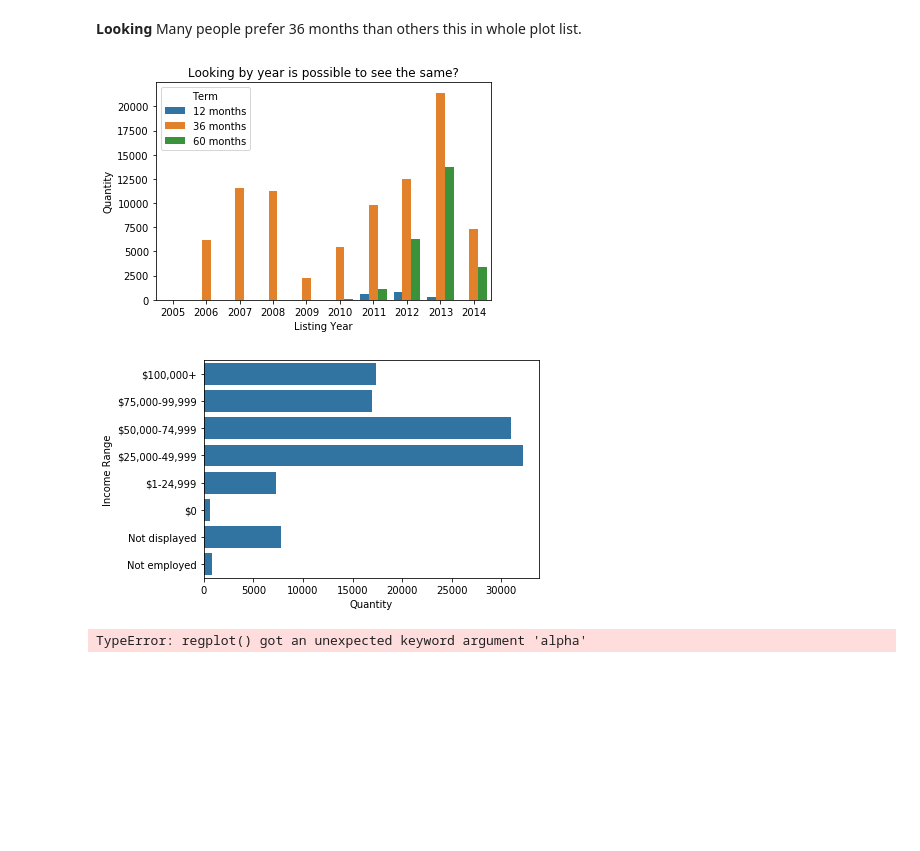
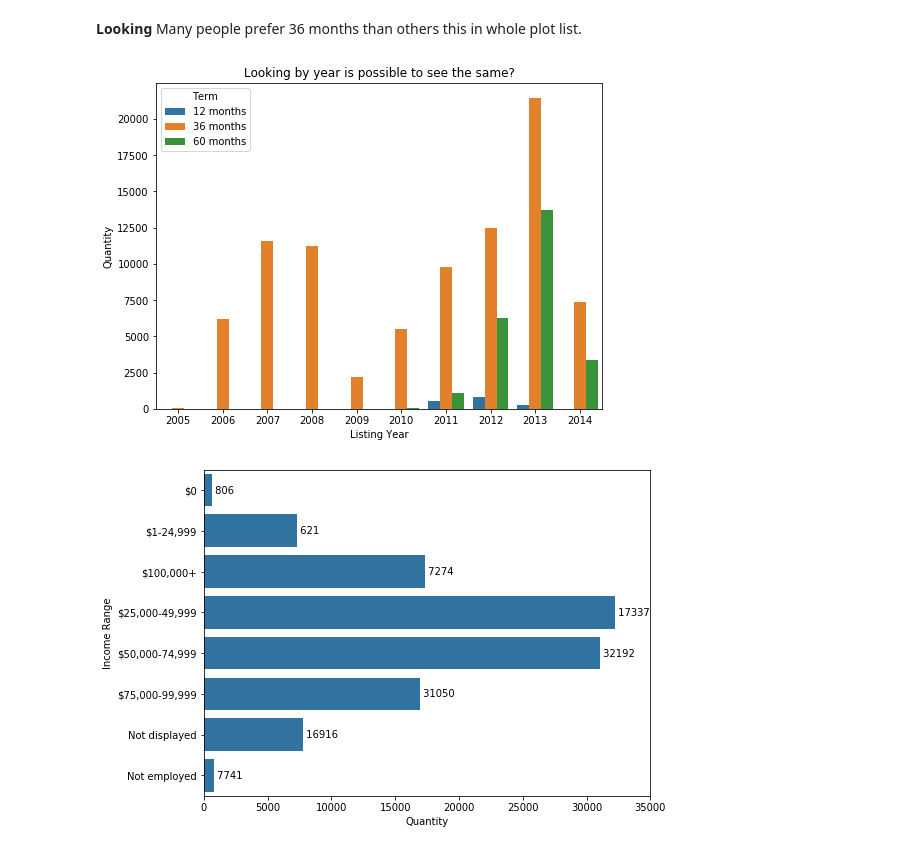
Before and after one commit to Phomint/Udacity_DataAnalysis, a Jupyter notebook: Projects/Project_5/exploration_template.ipynb, the cells around one changed output. Drawn from its saved outputs; the diff is of its cells as text; code cells hidden in the pictures; blank space fills up the shorter version.

Commit message:
Updating the project with more plots

```diff
--- a/Projects/Project_5/exploration_template.ipynb
+++ b/Projects/Project_5/exploration_template.ipynb
@@ -105,22 +105,31 @@ df['ListingCreationDate'] = pd.to_datetime(df['ListingCreationDate'])
 # %%
 df['ListingYear'] = df['ListingCreationDate'].apply(lambda x: x.year)
 # %%
+plt.figure(figsize=(8,6))
 sb.countplot(data=df, x='ListingYear', hue='Term')
 plt.title('Looking by year is possible to see the same?')
 plt.xlabel('Listing Year')
 plt.ylabel('Quantity')
 plt.legend(['12 months', '36 months', '60 months'], loc='upper left', title='Term');
 # %% [output]
-[figure, old version]
+[figure, new version]
 # %%
-order = ['$100,000+','$75,000-99,999','$50,000-74,999','$25,000-49,999','$1-24,999','$0','Not displayed','Not employed']
-sb.countplot(data=df, y='IncomeRange', color=color, order=order)
+#order = ['$100,000+','$75,000-99,999','$50,000-74,999','$25,000-49,999','$1-24,999','$0','Not displayed','Not employed']
+income_counts = df['IncomeRange'].value_counts()
+
+plt.figure(figsize=(8,6))
+sb.countplot(data=df, y='IncomeRange',color=color, order=income_counts.sort_index().index)
+
+dist = income_counts.sort_index()
+locs, labels = plt.yticks()
+for loc, label in zip(locs, labels):
+    pct_string = (' {} '.format(count))
+    count = dist[label.get_text()]
+    plt.text(count, loc, pct_string, va='center')
+
+plt.xticks(np.arange(0, 40000, 5000))
 plt.xlabel('Quantity')
 plt.ylabel('Income Range')
-plt.title();
+plt.title('');
 # %% [output]
-[figure, old version]
+[figure, new version]
-# %%
-sb.regplot(data=df, x='EstimatedReturn', y='EstimatedLoss', )
-# %% [output]
-TypeError: regplot() got an unexpected keyword argument 'alpha'
```
Also changed, not shown: parts of 1 cell of this notebook.
